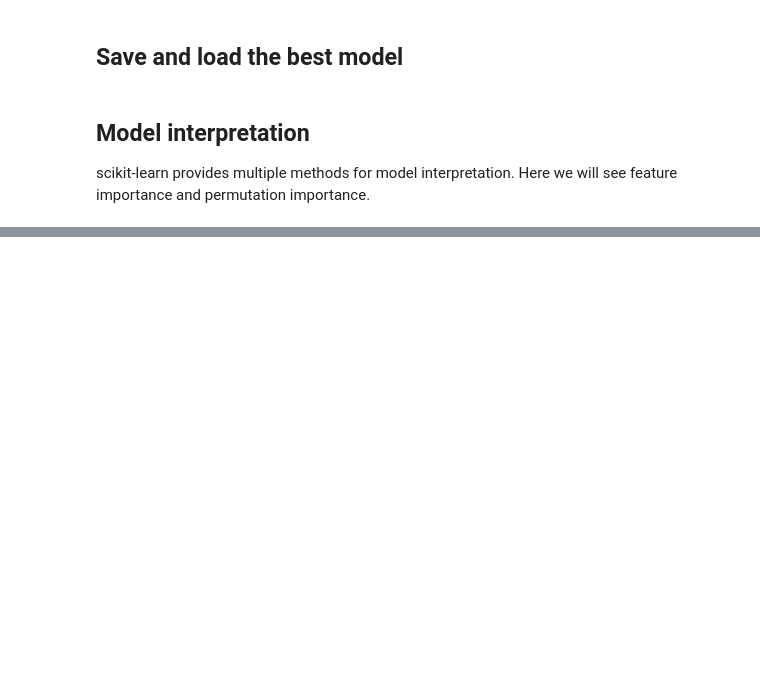
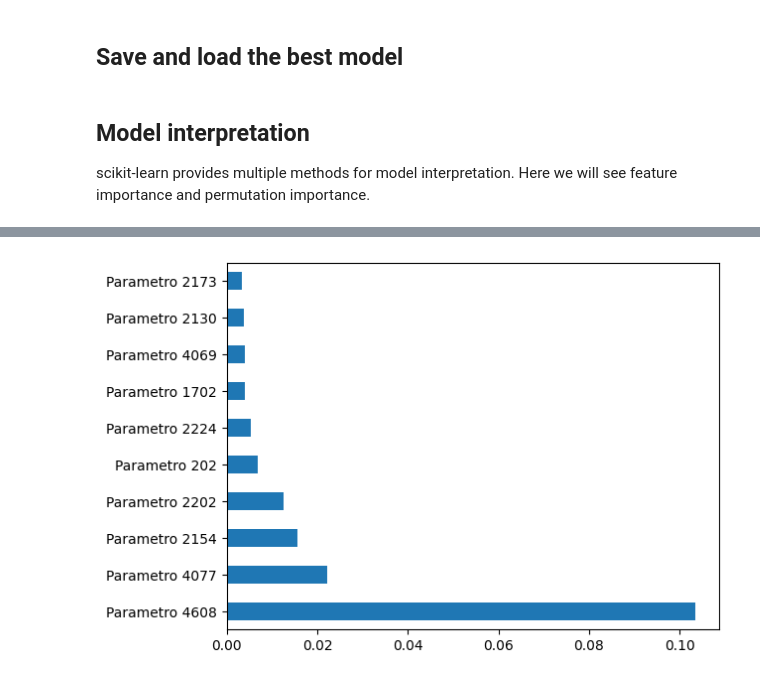
Before and after one commit to GuilhermeLoboSousa/Work-SIB, a Jupyter notebook: Parte 3.ipynb, the cells around one changed output, grey strips where cells are left out. Cells and saved outputs as stored; diff of their text form; code cells hidden in the pictures; blank space fills up the shorter version.

```diff
--- a/Parte 3.ipynb
+++ b/Parte 3.ipynb
@@ -199,17 +191,18 @@ results
 # ensemble voting (a fazer)
 # %%
 from sklearn.ensemble import VotingRegressor
+from sklearn.metrics import mean_squared_error, r2_score, mean_absolute_error
 
 # Escolha os modelos que deseja incluir no ensemble
 model_linear = LinearRegression()
-model_rf = RandomForestRegressor()
-model_svm = SVR()
+model_knn =  KNeighborsRegressor()
+model_dt = DecisionTreeRegressor()
 
 # Crie um ensemble utilizando a média das previsões dos modelos
 ensemble_model = VotingRegressor(estimators=[
     ('Linear Regression', model_linear),
-    ('Random Forest', model_rf),
-    ('SVM', model_svm)
+    ('KNN', model_knn),
+    ('Decision Tree', model_dt)
 ])
 
 # Treine o ensemble
@@ -461,0 +233,20 @@ print(f'Mean Squared Error: {mse}')
+# %%
+from sklearn.model_selection import train_test_split, GridSearchCV
+from sklearn.ensemble import RandomForestRegressor
+from sklearn.metrics import mean_squared_error
+
+
+param_grid = {'n_estimators': [10, 50], 'max_depth': [None, 10], 'min_samples_split': [2, 5]}
+grid_search = GridSearchCV(RandomForestRegressor(), param_grid, cv=3, scoring='neg_mean_squared_error')
+grid_search.fit(X_val, y_val)
+best_model = grid_search.best_estimator_
+
+best_model.fit(X_train, y_train)
+
+y_pred_test_final = best_model.predict(X_test)
+mse_test_final =mean_squared_error(y_test, y_pred_test_final)
+r2_test_final = r2_score(y_test, y_pred_test_final)
+mae_test_final= mean_absolute_error(y_test, y_pred_test_final)
+print(f'Mean Squared Error (Test - Final): {mse_test_final:.2f}')
+print(f'Mean Absolute Error (Test - Final): {mae_test_final:.2f}')
+print(f' Rsquared (Test - Final): {r2_test_final:.2f}')
@@ -473,3 +271,13 @@ best_model.score(test_X, test_y)
 ## Model interpretation
 
 scikit-learn provides multiple methods for model interpretation. Here we will see feature importance and permutation importance.
+# %%
+from sklearn.feature_selection import VarianceThreshold
+
+# Supondo que X é o seu conjunto de características
+selector = VarianceThreshold(threshold=0.000000000001)
+selected_X = selector.fit_transform(X)
+selected_columns = X.columns[selector.get_support()]
+
+print("Shape do conjunto de características após aplicar o Variance Threshold:", selected_X.shape)
+print("Colunas selecionadas:", selected_columns)
@@ -476,15 +294,17 @@ scikit-learn provides multiple methods for model interpretation. Here we will se
 # %%
 # Model interpretation
 # feature importance
 
-rf = RandomForestRegressor(random_state=42, n_estimators=1000, max_depth=10, max_features='sqrt', min_samples_split=5, min_samples_leaf=2)
-rf.fit(train_X, train_y)
+rf = best_model
+rf.fit(X_train, y_train)
 rf.feature_importances_
 
 # plot feature importance
 importances = pd.Series(rf.feature_importances_, index=selected_columns)  #este selected columns vão ser as selecionadas na feature selection, mas como não está importado não lê esta variável
 importances.nlargest(10).plot(kind='barh')
 plt.show()
+# %% [output]
+[figure, added]
 # %%
 # feature importance based on permutation importance
 
```
Also changed, not shown: parts of 30 cells of this notebook, 1 other file.
